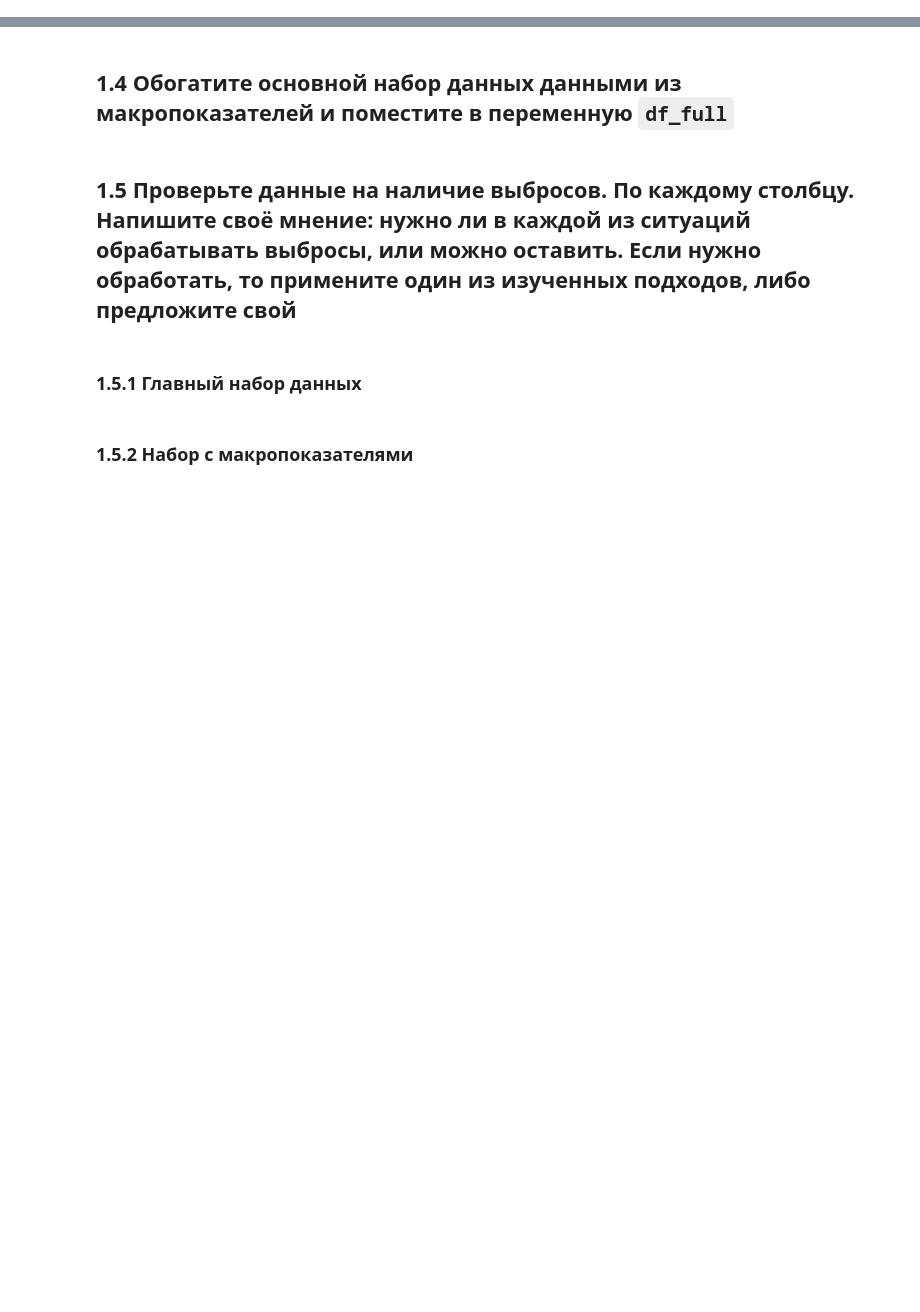
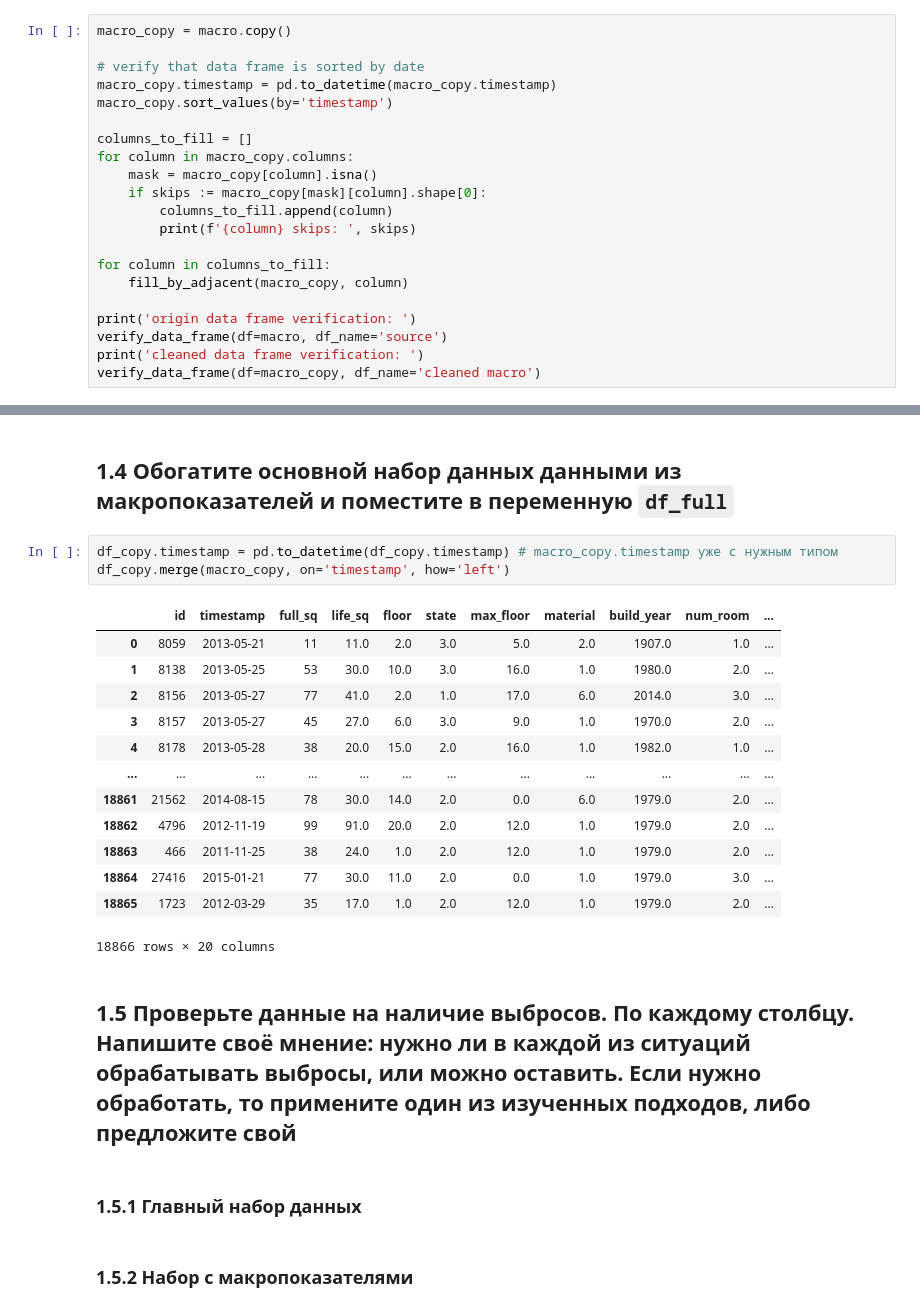
Before and after one commit to pyretttt/masters, a Jupyter notebook: finalTask/06_Шаблон итогового проекта .ipynb, the cells around one changed output, grey strips where cells are left out. Cells and saved outputs as stored; diff of their text form; blank space fills up the shorter version.

```diff
--- a/finalTask/06_Шаблон итогового проекта .ipynb
+++ b/finalTask/06_Шаблон итогового проекта .ipynb
@@ -196,0 +457,21 @@ df_copy = df.copy()
+# %%
+macro_copy = macro.copy()
+
+# verify that data frame is sorted by date
+macro_copy.timestamp = pd.to_datetime(macro_copy.timestamp)
+macro_copy.sort_values(by='timestamp')
+
+columns_to_fill = []
+for column in macro_copy.columns:
+    mask = macro_copy[column].isna()
+    if skips := macro_copy[mask][column].shape[0]:
+        columns_to_fill.append(column)
+        print(f'{column} skips: ', skips)
+
+for column in columns_to_fill:
+    fill_by_adjacent(macro_copy, column)
+
+print('origin data frame verification: ')
+verify_data_frame(df=macro, df_name='source')
+print('cleaned data frame verification: ')
+verify_data_frame(df=macro_copy, df_name='cleaned macro')
@@ -197,5 +492,22 @@ df_copy = df.copy()
 # %% [markdown]
 ## 1.4 Обогатите основной набор данных данными из макропоказателей и поместите в переменную `df_full`
+# %%
+df_copy.timestamp = pd.to_datetime(df_copy.timestamp) # macro_copy.timestamp уже с нужным типом
+df_copy.merge(macro_copy, on='timestamp', how='left')
+# %% [output]
+|  | id | timestamp | full_sq | life_sq | floor | state | max_floor | material | build_year | num_room | ... |
+| 0 | 8059 | 2013-05-21 | 11 | 11.0 | 2.0 | 3.0 | 5.0 | 2.0 | 1907.0 | 1.0 | ... |
+| 1 | 8138 | 2013-05-25 | 53 | 30.0 | 10.0 | 3.0 | 16.0 | 1.0 | 1980.0 | 2.0 | ... |
+| 2 | 8156 | 2013-05-27 | 77 | 41.0 | 2.0 | 1.0 | 17.0 | 6.0 | 2014.0 | 3.0 | ... |
+| 3 | 8157 | 2013-05-27 | 45 | 27.0 | 6.0 | 3.0 | 9.0 | 1.0 | 1970.0 | 2.0 | ... |
+| 4 | 8178 | 2013-05-28 | 38 | 20.0 | 15.0 | 2.0 | 16.0 | 1.0 | 1982.0 | 1.0 | ... |
+| ... | ... | ... | ... | ... | ... | ... | ... | ... | ... | ... | ... |
+| 18861 | 21562 | 2014-08-15 | 78 | 30.0 | 14.0 | 2.0 | 0.0 | 6.0 | 1979.0 | 2.0 | ... |
+| 18862 | 4796 | 2012-11-19 | 99 | 91.0 | 20.0 | 2.0 | 12.0 | 1.0 | 1979.0 | 2.0 | ... |
+| 18863 | 466 | 2011-11-25 | 38 | 24.0 | 1.0 | 2.0 | 12.0 | 1.0 | 1979.0 | 2.0 | ... |
+| 18864 | 27416 | 2015-01-21 | 77 | 30.0 | 11.0 | 2.0 | 0.0 | 1.0 | 1979.0 | 3.0 | ... |
+| 18865 | 1723 | 2012-03-29 | 35 | 17.0 | 1.0 | 2.0 | 12.0 | 1.0 | 1979.0 | 2.0 | ... |
+18866 rows × 20 columns
 # %% [markdown]
 ## 1.5 Проверьте данные на наличие выбросов. По каждому столбцу. Напишите своё мнение: нужно ли в каждой из ситуаций обрабатывать выбросы, или можно оставить. Если нужно обработать, то примените один из изученных подходов, либо предложите свой
 # %% [markdown]
```
Also changed, not shown: parts of 21 cells of this notebook.
